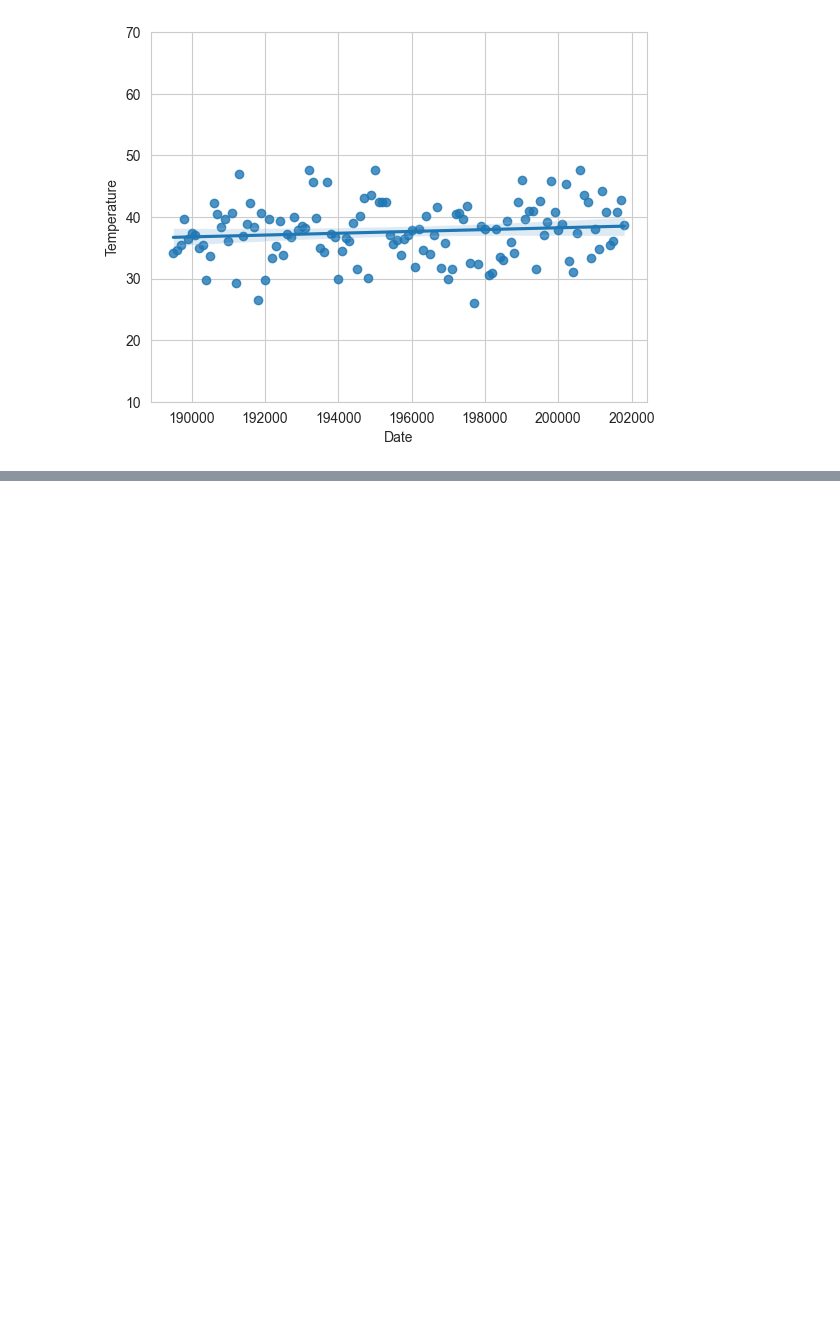
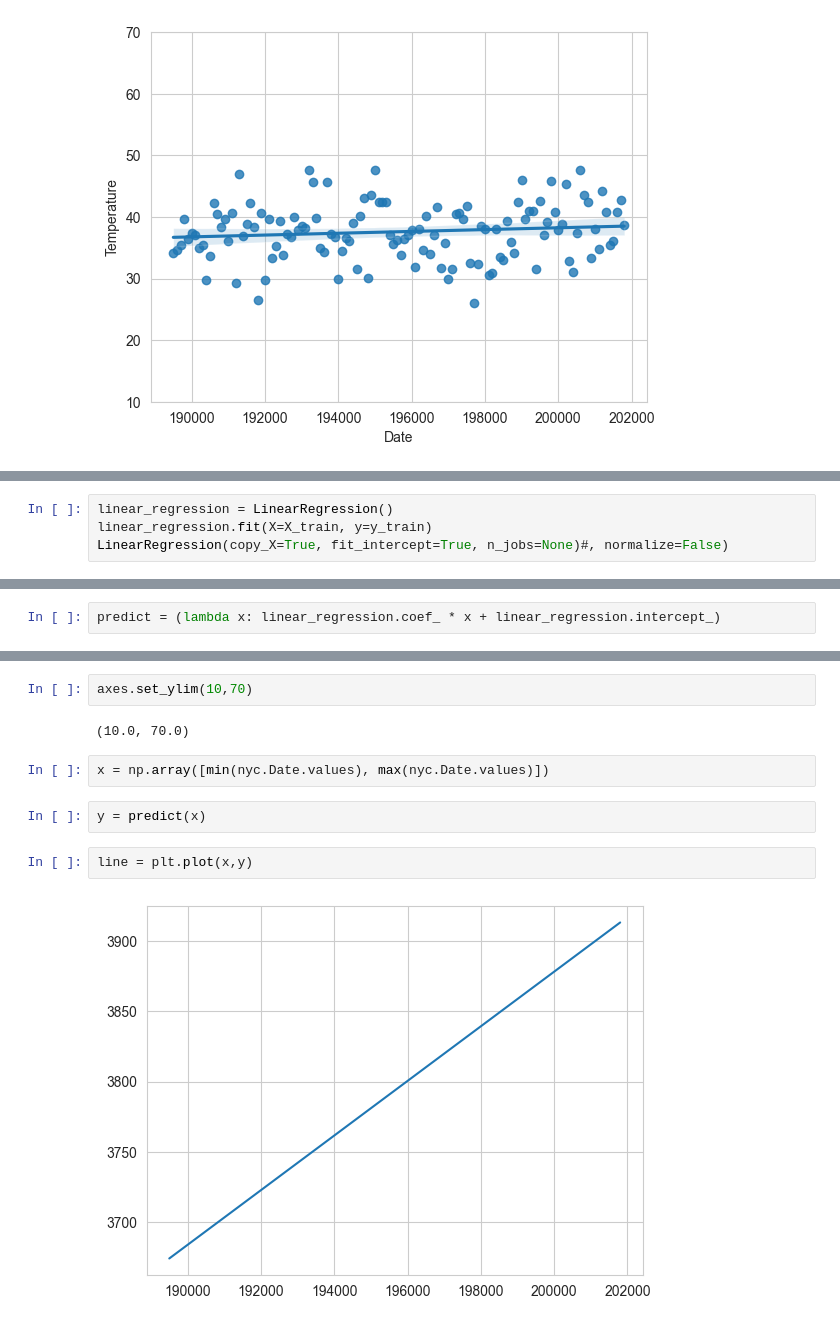
Before and after one commit to haileylhanson/datafun-07-ml, a Jupyter notebook: haileyhanson_ml.ipynb, the cells around one changed output, grey strips where cells are left out. Cells and saved outputs as stored; diff of their text form; blank space fills up the shorter version.

```diff
--- a/haileyhanson_ml.ipynb
+++ b/haileyhanson_ml.ipynb
@@ -139,0 +193,4 @@ axes.set_ylim(10, 70)
+# %%
+linear_regression = LinearRegression()
+linear_regression.fit(X=X_train, y=y_train)
+LinearRegression(copy_X=True, fit_intercept=True, n_jobs=None)#, normalize=False)
@@ -139,0 +227,2 @@ axes.set_ylim(10, 70)
+# %%
+predict = (lambda x: linear_regression.coef_ * x + linear_regression.intercept_)
@@ -140 +253,13 @@ axes.set_ylim(10, 70)
+# %%
+axes.set_ylim(10,70)
+# %% [output]
+(10.0, 70.0)
+# %%
+x = np.array([min(nyc.Date.values), max(nyc.Date.values)])
+# %%
+y = predict(x)
+# %%
+line = plt.plot(x,y)
+# %% [output]
+[figure, added]
 # %% [markdown]
```
Also changed, not shown: parts of 27 cells of this notebook.
